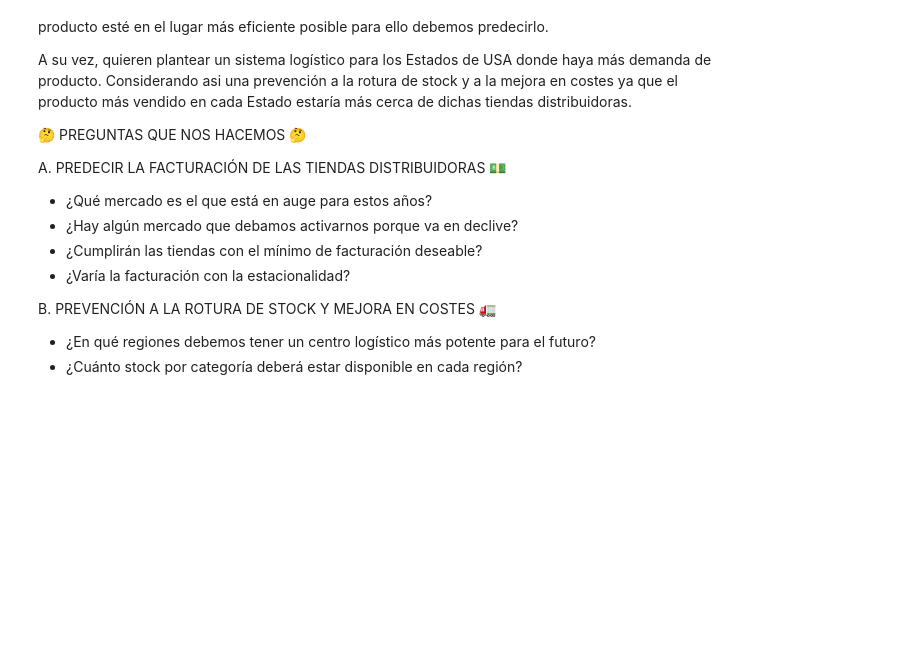
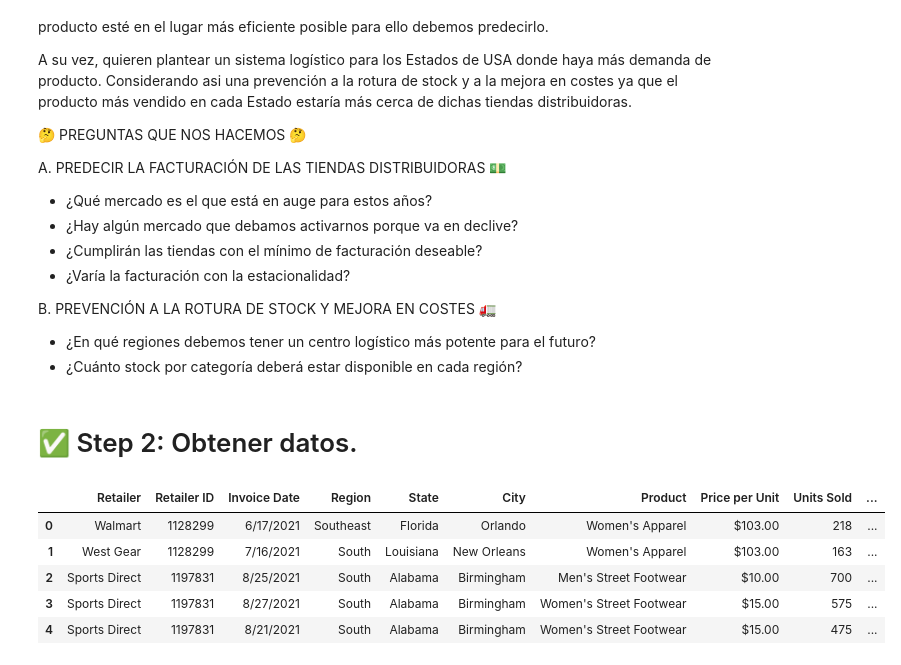
Before and after one commit to antonio-herrera-gb/ML_Adidas-Forecast, a Jupyter notebook: src/results_notebook/final_notebook.ipynb, the cells around one changed output. Saved outputs shown, nothing was run; the diff lists cells and outputs as text; code cells hidden in the pictures; blank space fills up the shorter version.

```diff
--- a/src/results_notebook/final_notebook.ipynb
+++ b/src/results_notebook/final_notebook.ipynb
@@ -35,3 +35,5 @@ A. PREDECIR LA FACTURACIÓN DE LAS TIENDAS DISTRIBUIDORAS 💵
 B. PREVENCIÓN A LA ROTURA DE STOCK Y MEJORA EN COSTES 🚛
 - ¿En qué regiones debemos tener un centro logístico más potente para el futuro?
 - ¿Cuánto stock por categoría deberá estar disponible en cada región?
+# %% [markdown]
+# ✅ Step 2: Obtener datos.
@@ -37,0 +42,10 @@ B. PREVENCIÓN A LA ROTURA DE STOCK Y MEJORA EN COSTES 🚛
+# %%
+df = pd.read_csv(file_path)
+df.head(5)
+# %% [output]
+|  | Retailer | Retailer ID | Invoice Date | Region | State | City | Product | Price per Unit | Units Sold | ... |
+| 0 | Walmart | 1128299 | 6/17/2021 | Southeast | Florida | Orlando | Women's Apparel | $103.00 | 218 | ... |
+| 1 | West Gear | 1128299 | 7/16/2021 | South | Louisiana | New Orleans | Women's Apparel | $103.00 | 163 | ... |
+| 2 | Sports Direct | 1197831 | 8/25/2021 | South | Alabama | Birmingham | Men's Street Footwear | $10.00 | 700 | ... |
+| 3 | Sports Direct | 1197831 | 8/27/2021 | South | Alabama | Birmingham | Women's Street Footwear | $15.00 | 575 | ... |
+| 4 | Sports Direct | 1197831 | 8/21/2021 | South | Alabama | Birmingham | Women's Street Footwear | $15.00 | 475 | ... |
```
Also changed, not shown: parts of 47 cells of this notebook, 1 other file.
